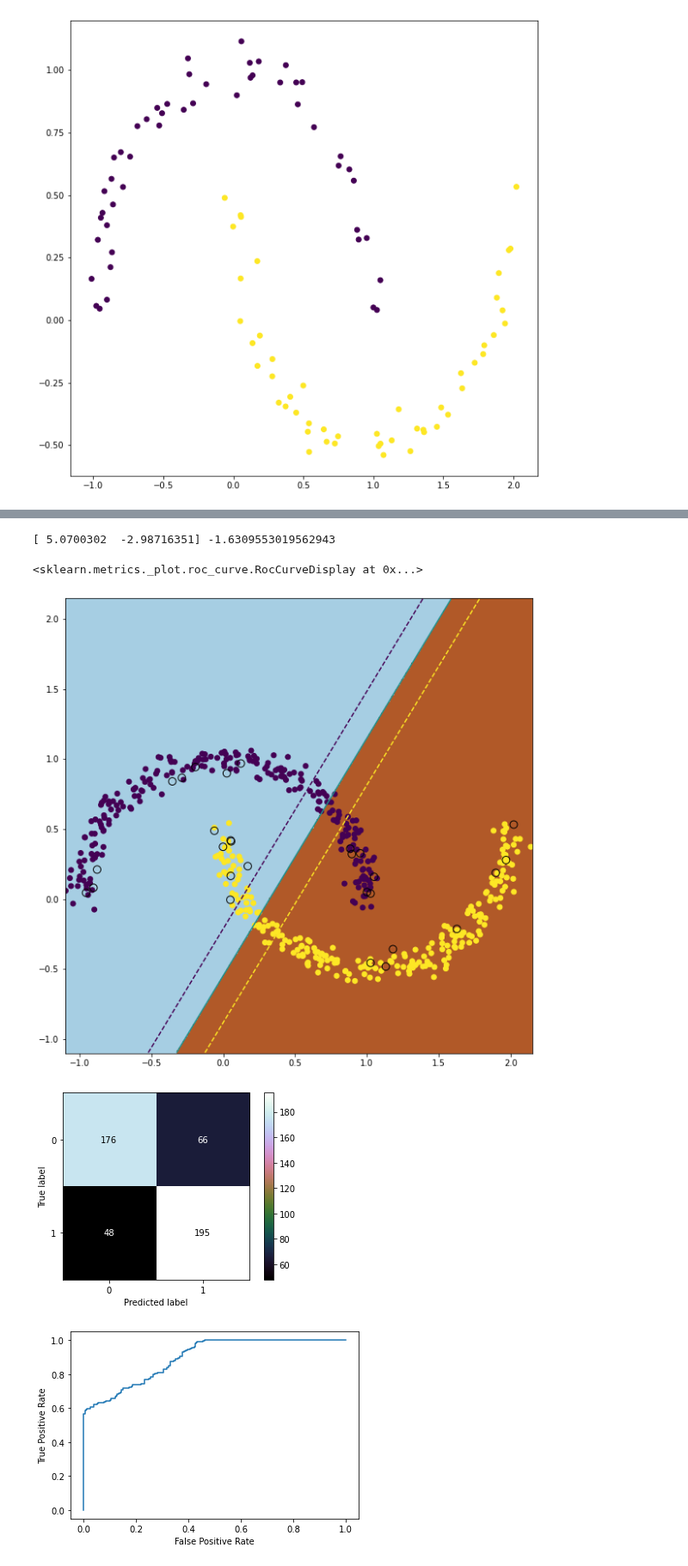
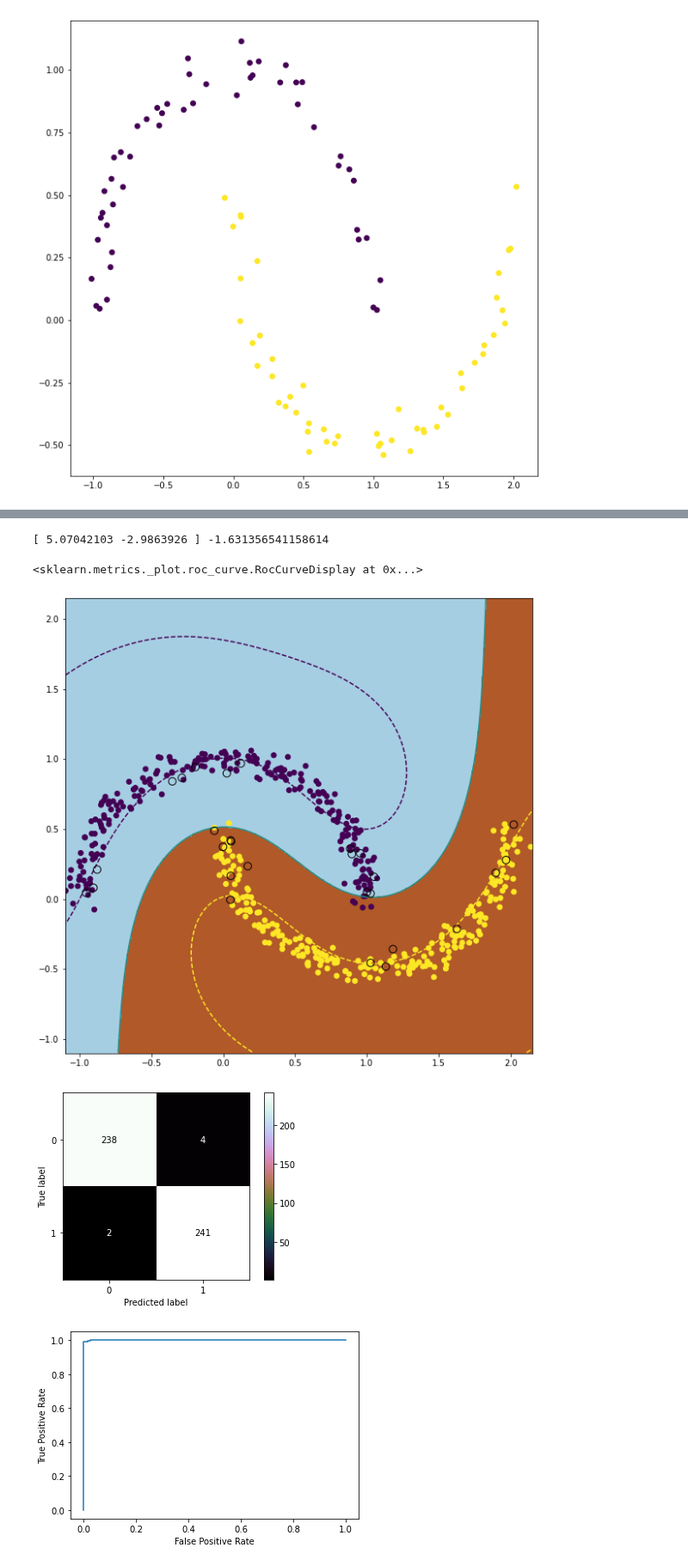
Before and after one commit to jakub-kowalik/PUM, a Jupyter notebook: lab4/lab4new.ipynb, the cells around one changed output, grey strips where cells are left out. Shown at 86% size. Saved outputs shown, nothing was run; the diff lists cells and outputs as text; code cells hidden in the pictures.

```diff
--- a/lab4/lab4new.ipynb
+++ b/lab4/lab4new.ipynb
@@ -218,38 +238,38 @@ plt.scatter(X_train[:, 0], X_train[:, 1], c=y_train)
 # %%
-theta, bias, support = fit(X_train, y_train, kernel=rbf_kernel, gamma=0.75, C=1.0)
+theta, bias, support_v, support, alpha, train_labels, train_vectors = fit(X_train, y_train, kernel=rbf_kernel, gamma=0.75, C=1.0)
 # %% [output]
-[ 5.0700302  -2.98716351] -1.6309553019562943
+[ 5.07042103 -2.9863926 ] -1.631356541158614
 # %%
-predict_var = predict(X_test, theta, bias)
+predict_var = predict(X_test, theta, bias, False, support, alpha, train_labels, train_vectors, rbf_kernel, 1, 0.75)
 mesh_data = c_[xx.ravel(), yy.ravel()]
 
 # mesh_data = poly.fit_transform(mesh_data)
 
 
-predict_cntr = predict(mesh_data, theta, bias)
+predict_cntr = predict(mesh_data, theta, bias, False, support, alpha, train_labels, train_vectors, rbf_kernel, 1, 0.75)
 predict_cntr = predict_cntr.reshape(xx.shape)
 
-Z = decision_function(mesh_data, theta, bias).reshape(xx.shape)
+Z = decision_function(mesh_data, theta, bias, False, support, alpha, train_labels, train_vectors, rbf_kernel, 1, 0.75).reshape(xx.shape)
 
 plt.figure(figsize=(10, 10))
 plt.pcolormesh(xx, yy, Z > 0, cmap=plt.cm.Paired)
 plt.contour(xx, yy, Z, linestyles=["--", "-", "--"], levels=[-1, 0, 1])
 plt.scatter(X_test[:, 0], X_test[:, 1], c=y_test)
-plt.scatter(support[:, 0], support[:, 1], s=80, facecolors='none', zorder=10, edgecolors='k')
+plt.scatter(support_v[:, 0], support_v[:, 1], s=80, facecolors='none', zorder=10, edgecolors='k')
 
 cm_model = confusion_matrix(y_test, predict_var, labels=[-1, 1])
 tn_model = cm_model[0][0]
 fn_model = cm_model[0][1]
 tp_model = cm_model[1][1]
 fp_model = cm_model[1][0]
 ConfusionMatrixDisplay(cm_model).plot(cmap='cubehelix')
 
-fpr, tpr, roc_auc = roc_curve(y_test, decision_function(X_test, theta, bias))
+fpr, tpr, roc_auc = roc_curve(y_test, decision_function(X_test, theta, bias, False, support, alpha, train_labels, train_vectors, rbf_kernel, 1, 0.75))
 
 rok_model = RocCurveDisplay(fpr=fpr, tpr=tpr)
 rok_model.plot()
 # %% [output]
 <sklearn.metrics._plot.roc_curve.RocCurveDisplay at 0x...>
-[figure, old version]
+[figure, new version]
-[figure, old version]
+[figure, new version]
-[figure, old version]
+[figure, new version]
```
Also changed, not shown: parts of 21 cells of this notebook, 1 other file.
